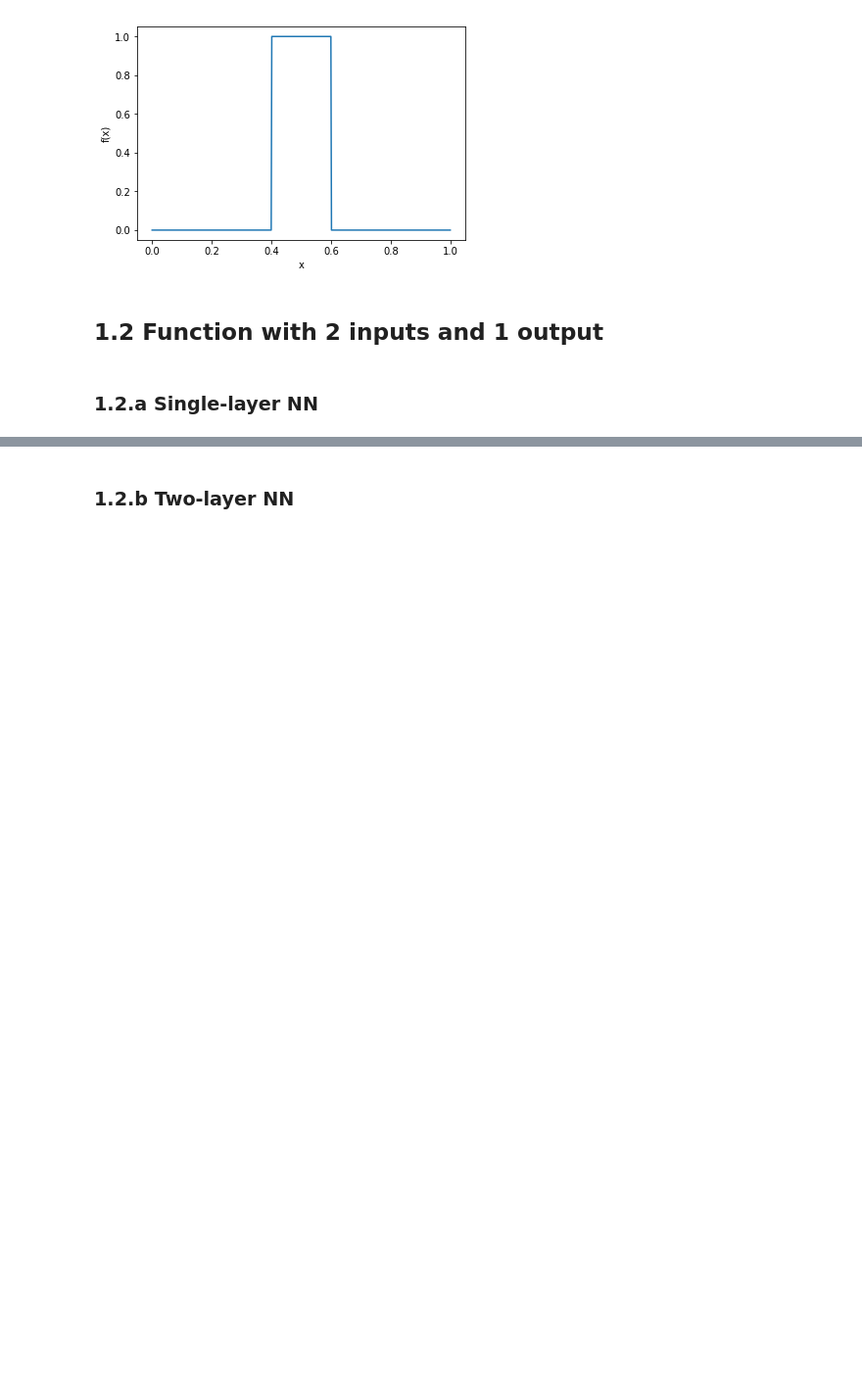
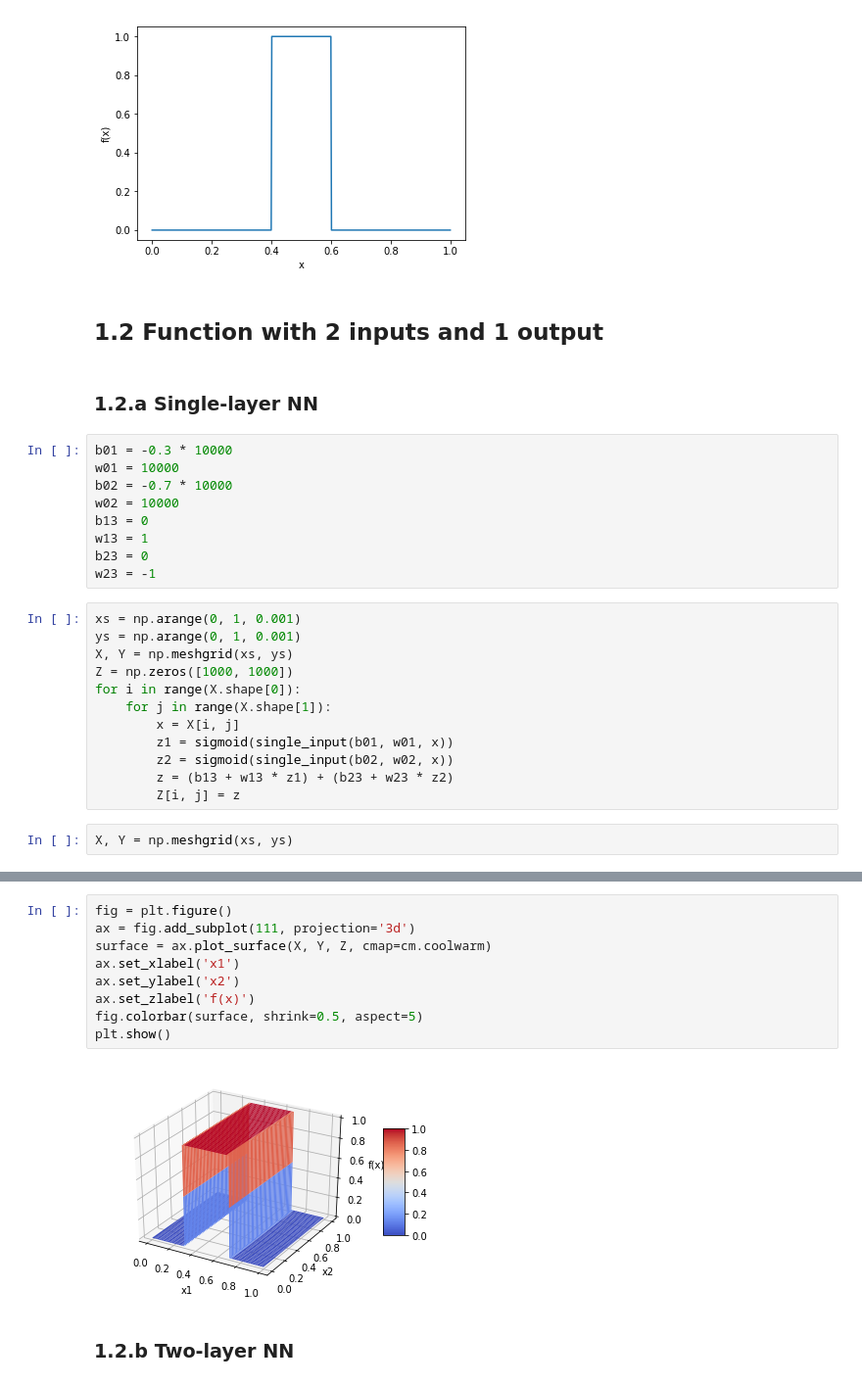
Before and after one commit to YilinGao/ML_assignments, a Jupyter notebook: hw6/hw6_code/q1.ipynb, the cells around one changed output, grey strips where cells are left out. Shown: that part at 98% size. Saved outputs shown, nothing was run; the diff lists cells and outputs as text; blank space fills up the shorter version.

```diff
--- a/hw6/hw6_code/q1.ipynb
+++ b/hw6/hw6_code/q1.ipynb
@@ -43,3 +45,26 @@ plt.show()
 ## 1.2 Function with 2 inputs and 1 output
 # %% [markdown]
 ### 1.2.a Single-layer NN
+# %%
+b01 = -0.3 * 10000
+w01 = 10000
+b02 = -0.7 * 10000
+w02 = 10000
+b13 = 0
+w13 = 1
+b23 = 0
+w23 = -1
+# %%
+xs = np.arange(0, 1, 0.001)
+ys = np.arange(0, 1, 0.001)
+X, Y = np.meshgrid(xs, ys)
+Z = np.zeros([1000, 1000])
+for i in range(X.shape[0]):
+    for j in range(X.shape[1]):
+        x = X[i, j]
+        z1 = sigmoid(single_input(b01, w01, x))
+        z2 = sigmoid(single_input(b02, w02, x))
+        z = (b13 + w13 * z1) + (b23 + w23 * z2)
+        Z[i, j] = z
+# %%
+X, Y = np.meshgrid(xs, ys)
@@ -46,2 +81,13 @@ plt.show()
+# %%
+fig = plt.figure()
+ax = fig.add_subplot(111, projection='3d')
+surface = ax.plot_surface(X, Y, Z, cmap=cm.coolwarm)
+ax.set_xlabel('x1')
+ax.set_ylabel('x2')
+ax.set_zlabel('f(x)')
+fig.colorbar(surface, shrink=0.5, aspect=5)
+plt.show()
+# %% [output]
+[figure, added]
 # %% [markdown]
 ### 1.2.b Two-layer NN
```
Also changed, not shown: parts of 2 cells of this notebook, 7 other files.
